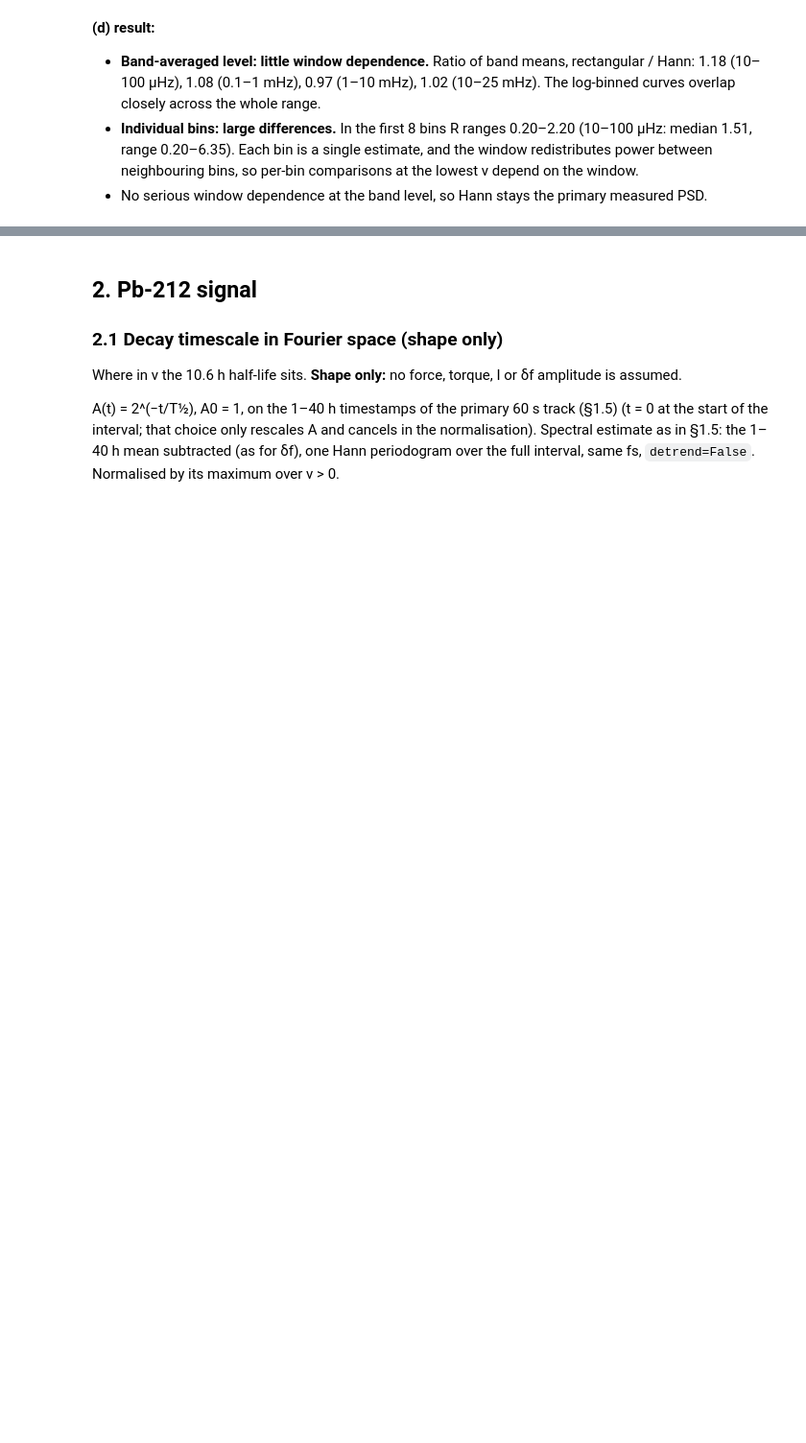
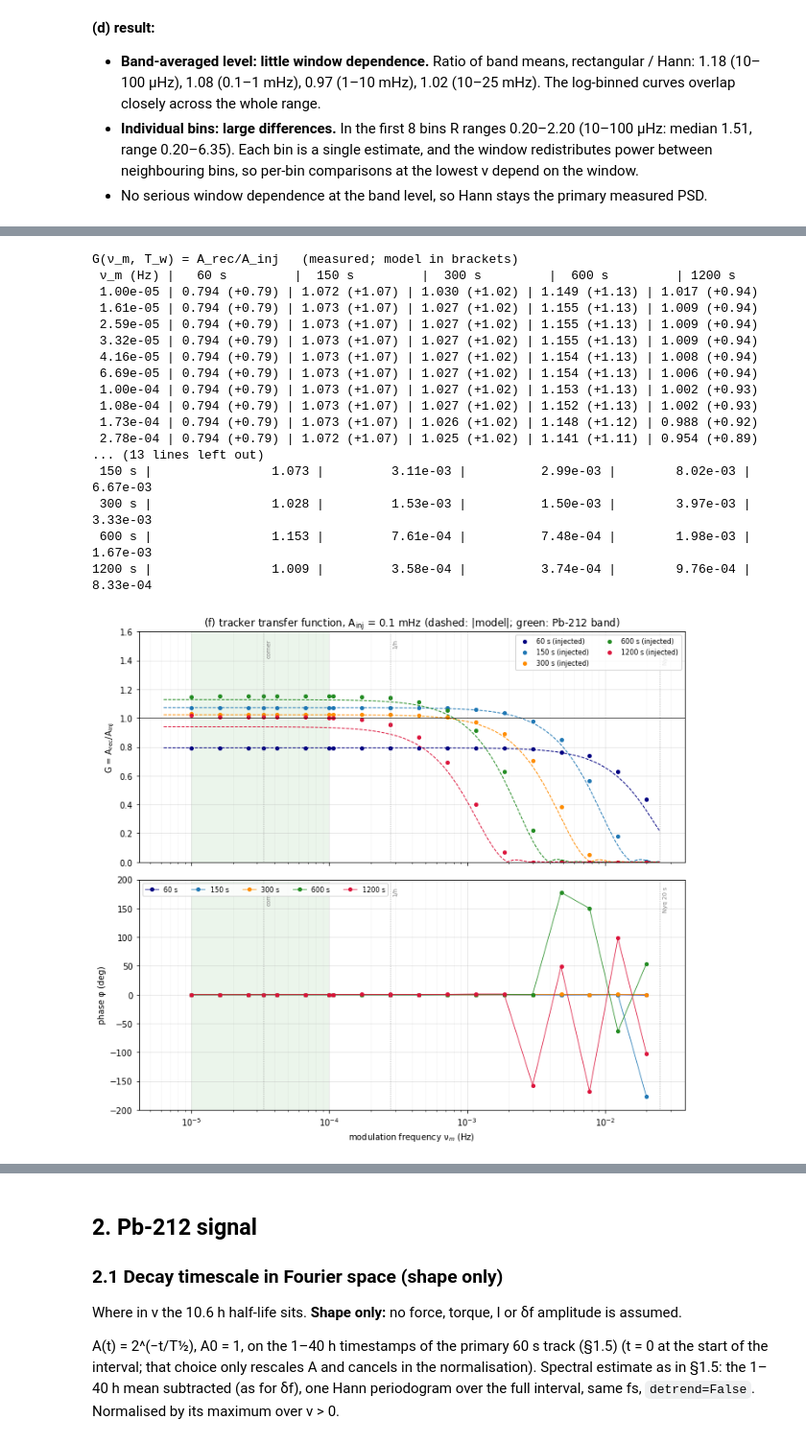
Before and after one commit to Moore-Lab/Decay-Sail, a Jupyter notebook: analysis/noise_budget_20260911.ipynb, the cells around one changed output, grey strips where cells are left out. Shown at 96% size. Cells and saved outputs as stored; diff of their text form; code cells hidden in the pictures; blank space fills up the shorter version.

```diff
--- a/analysis/noise_budget_20260911.ipynb
+++ b/analysis/noise_budget_20260911.ipynb
@@ -998,0 +1239,59 @@ bin |  ν (µHz) |    S_Hann |    S_rect | R = rect/Hann
+# %%
+nu_f = np.logspace(-5.2, np.log10(2.5e-2), 300)
+PRED = {w: static_gain(w, F0_SIM)[0]*kernel_response(w, nu_f) for w in TW_LIST}
+
+print('G(ν_m, T_w) = A_rec/A_inj   (measured; model in brackets)')
+print(f"{'ν_m (Hz)':>9} | " + ' | '.join(f'{w:>4d} s        ' for w in TW_LIST))
+for j, nu in enumerate(NU_LIST):
+    print(f'{nu:9.2e} | ' + ' | '.join(f'{GF[w][j,0]:5.3f} ({static_gain(w, F0_SIM)[0]*kernel_response(w, nu)[0]:+5.2f})' for w in TW_LIST))
+
+def crossing(nu, g, level):
+    below = np.flatnonzero(g < level)
+    if not len(below) or below[0] == 0: return np.nan
+    i = below[0]; x0, x1 = np.log10(nu[i-1]), np.log10(nu[i])
+    return 10**(x0 + (level - g[i-1])*(x1 - x0)/(g[i] - g[i-1]))
+
+print(f"\n{'T_w':>6} | {'plateau G (ν ≤ 1e-4)':>20} | {'ν at -10% (meas)':>16} | {'ν at -10% (model)':>17} | {'ν at 50% (meas)':>15} | {'1/T_w':>8}")
+G0F = {}
+for w in TW_LIST:
+    G0F[w] = GF[w][NU_LIST <= 1e-4, 0].mean()
+    gm = GF[w][:, 0]/G0F[w]; gp = np.abs(PRED[w])/abs(PRED[w][0])
+    print(f'{w:4d} s | {G0F[w]:20.3f} | {crossing(NU_LIST, gm, 0.9):16.2e} | {crossing(nu_f, gp, 0.9):17.2e} | '
+          f'{crossing(NU_LIST, gm, 0.5):15.2e} | {1/w:8.2e}')
+
+fig, ax = plt.subplots(2, 1, figsize=(10, 9), sharex=True)
+for w in TW_LIST:
+    ax[0].semilogx(NU_LIST, GF[w][:, 0], 'o', ms=4, color=cols[w], label=f'{w} s (injected)')
+    ax[0].semilogx(nu_f, np.abs(PRED[w]), '--', lw=1, color=cols[w])
+    ax[1].semilogx(NU_LIST, np.degrees(GF[w][:, 1]), 'o-', ms=4, lw=0.8, color=cols[w], label=f'{w} s')
+ax[0].axhline(1, color='k', lw=0.6)
+for a in ax:
+    a.axvspan(1e-5, 1e-4, color='green', alpha=0.08, lw=0)
+    for x, lab in ((3.32e-5, 'corner'), (1/3600, '1/h'), (fs_p/2, 'Nyq 20 s')):
+        a.axvline(x, color='gray', lw=0.7, ls=':'); a.text(x*1.05, 0.97, lab, transform=a.get_xaxis_transform(),
+                                                           rotation=90, va='top', fontsize=7, color='gray')
+    a.grid(which='major', alpha=0.35); a.grid(which='minor', alpha=0.12)
+ax[0].set_ylabel('G = A$_{\\rm rec}$/A$_{\\rm inj}$'); ax[0].set_ylim(0, 1.6); ax[0].legend(fontsize=8, ncol=2)
+ax[0].set_title(f'(f) tracker transfer function, A$_{{\\rm inj}}$ = {A_MAIN*1e3:.1f} mHz (dashed: |model|; green: Pb-212 band)')
+ax[1].set_ylabel('phase φ (deg)'); ax[1].set_xlabel('modulation frequency ν$_m$ (Hz)'); ax[1].set_ylim(-200, 200)
+ax[1].legend(fontsize=8, ncol=5)
+plt.tight_layout(); plt.show()
+# %% [output]
+G(ν_m, T_w) = A_rec/A_inj   (measured; model in brackets)
+ ν_m (Hz) |   60 s         |  150 s         |  300 s         |  600 s         | 1200 s
+ 1.00e-05 | 0.794 (+0.79) | 1.072 (+1.07) | 1.030 (+1.02) | 1.149 (+1.13) | 1.017 (+0.94)
+ 1.61e-05 | 0.794 (+0.79) | 1.073 (+1.07) | 1.027 (+1.02) | 1.155 (+1.13) | 1.009 (+0.94)
+ 2.59e-05 | 0.794 (+0.79) | 1.073 (+1.07) | 1.027 (+1.02) | 1.155 (+1.13) | 1.009 (+0.94)
+ 3.32e-05 | 0.794 (+0.79) | 1.073 (+1.07) | 1.027 (+1.02) | 1.155 (+1.13) | 1.009 (+0.94)
+ 4.16e-05 | 0.794 (+0.79) | 1.073 (+1.07) | 1.027 (+1.02) | 1.154 (+1.13) | 1.008 (+0.94)
+ 6.69e-05 | 0.794 (+0.79) | 1.073 (+1.07) | 1.027 (+1.02) | 1.154 (+1.13) | 1.006 (+0.94)
+ 1.00e-04 | 0.794 (+0.79) | 1.073 (+1.07) | 1.027 (+1.02) | 1.153 (+1.13) | 1.002 (+0.93)
+ 1.08e-04 | 0.794 (+0.79) | 1.073 (+1.07) | 1.027 (+1.02) | 1.152 (+1.13) | 1.002 (+0.93)
+ 1.73e-04 | 0.794 (+0.79) | 1.073 (+1.07) | 1.026 (+1.02) | 1.148 (+1.12) | 0.988 (+0.92)
+ 2.78e-04 | 0.794 (+0.79) | 1.072 (+1.07) | 1.025 (+1.02) | 1.141 (+1.11) | 0.954 (+0.89)
+... (13 lines left out)
+ 150 s |                1.073 |         3.11e-03 |          2.99e-03 |        8.02e-03 | 6.67e-03
+ 300 s |                1.028 |         1.53e-03 |          1.50e-03 |        3.97e-03 | 3.33e-03
+ 600 s |                1.153 |         7.61e-04 |          7.48e-04 |        1.98e-03 | 1.67e-03
+1200 s |                1.009 |         3.58e-04 |          3.74e-04 |        9.76e-04 | 8.33e-04
+[figure, added]
```
Also changed, not shown: parts of 17 cells of this notebook.
